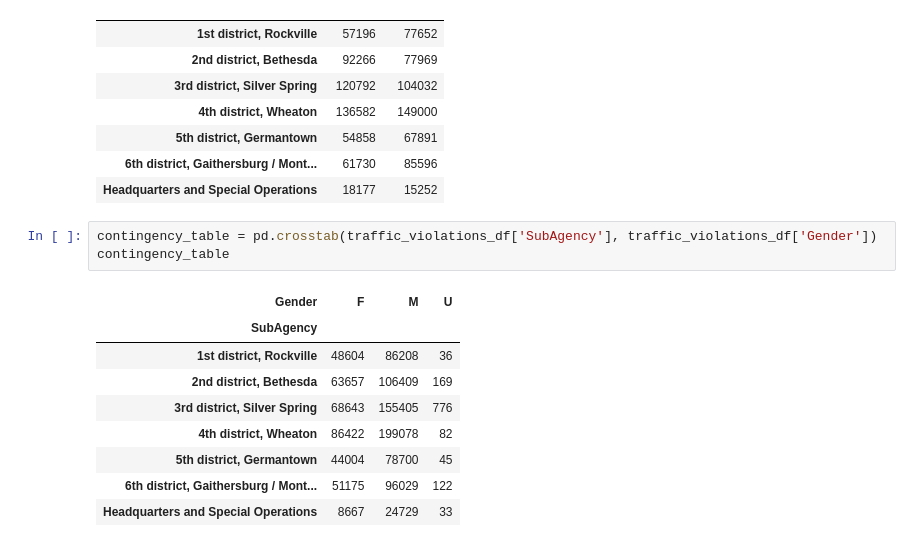
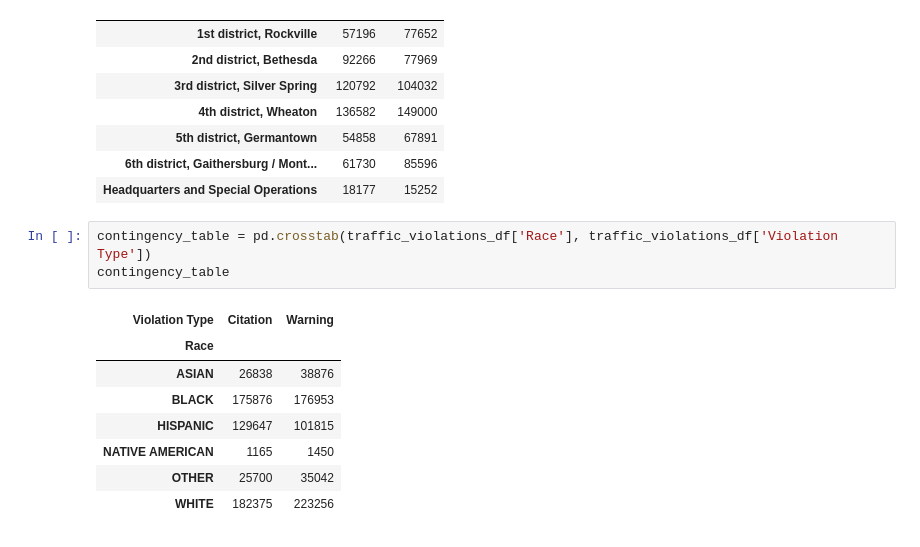
Before and after one commit to Yilalu/CMSC320project, a Jupyter notebook: CMSC320_Final_Project.ipynb, the cells around one changed output. Saved outputs shown, nothing was run; the diff lists cells and outputs as text.

```diff
--- a/CMSC320_Final_Project.ipynb
+++ b/CMSC320_Final_Project.ipynb
@@ -344,15 +357,14 @@ contingency_table
 | 6th district, Gaithersburg / Mont... | 61730 | 85596 |
 | Headquarters and Special Operations | 18177 | 15252 |
 # %%
-contingency_table = pd.crosstab(traffic_violations_df['SubAgency'], traffic_violations_df['Gender'])
+contingency_table = pd.crosstab(traffic_violations_df['Race'], traffic_violations_df['Violation Type'])
 contingency_table
 # %% [output]
-| Gender | F | M | U |
-| SubAgency |  |  |  |
-| 1st district, Rockville | 48604 | 86208 | 36 |
-| 2nd district, Bethesda | 63657 | 106409 | 169 |
-| 3rd district, Silver Spring | 68643 | 155405 | 776 |
-| 4th district, Wheaton | 86422 | 199078 | 82 |
-| 5th district, Germantown | 44004 | 78700 | 45 |
-| 6th district, Gaithersburg / Mont... | 51175 | 96029 | 122 |
-| Headquarters and Special Operations | 8667 | 24729 | 33 |
+| Violation Type | Citation | Warning |
+| Race |  |  |
+| ASIAN | 26838 | 38876 |
+| BLACK | 175876 | 176953 |
+| HISPANIC | 129647 | 101815 |
+| NATIVE AMERICAN | 1165 | 1450 |
+| OTHER | 25700 | 35042 |
+| WHITE | 182375 | 223256 |
```
Also changed, not shown: parts of 6 cells of this notebook.
